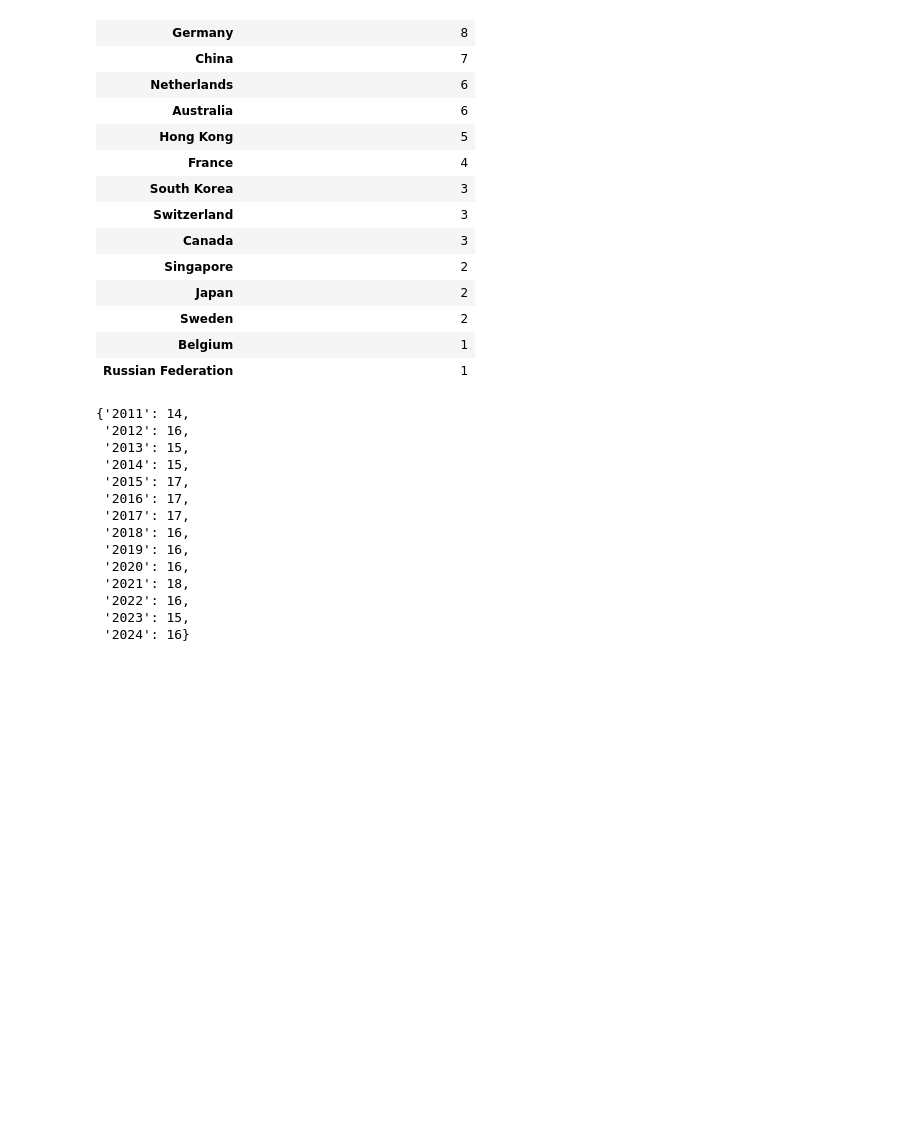
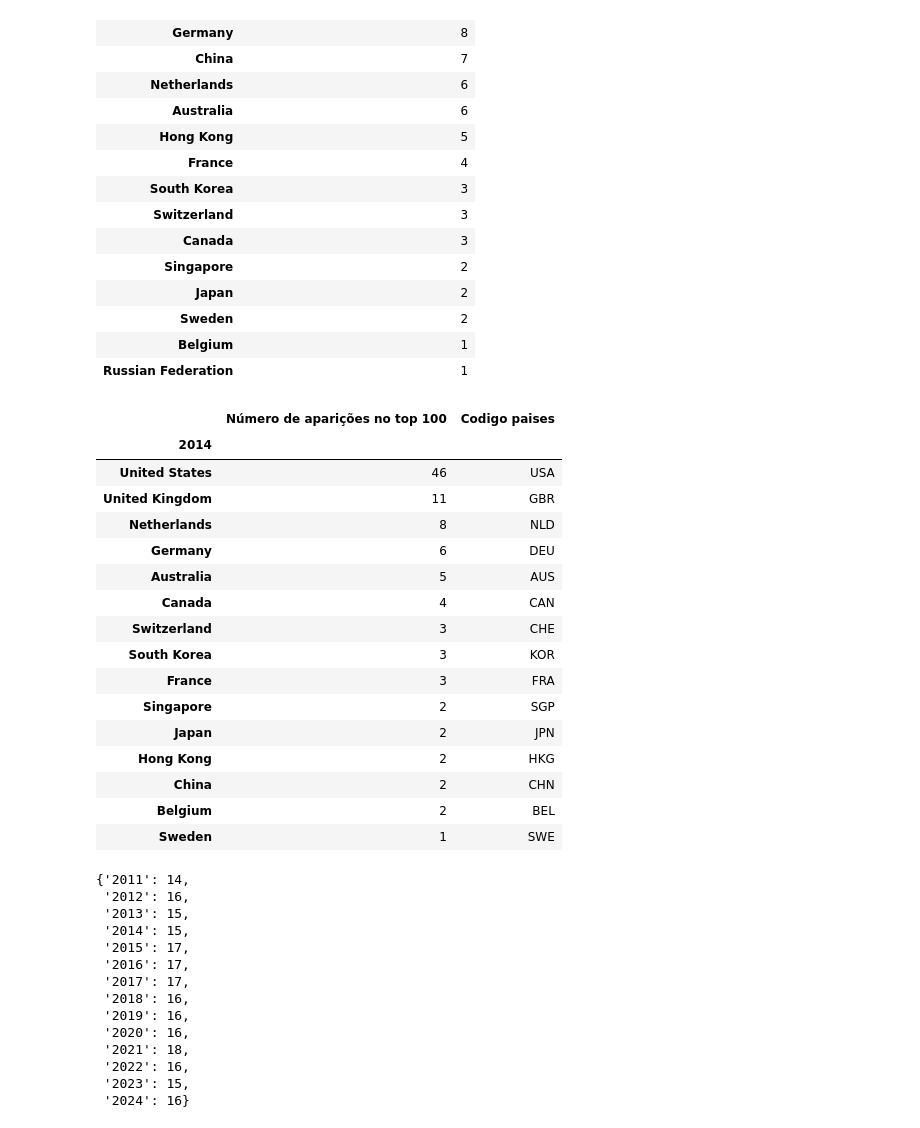
Before and after one commit to RodolfoPCruz/education_analysis, a Jupyter notebook: Times Higher Education/Times Higher Education.ipynb, the cells around one changed output. Saved outputs shown, nothing was run; the diff lists cells and outputs as text; code cells hidden in the pictures; blank space fills up the shorter version.

```diff
--- a/Times Higher Education/Times Higher Education.ipynb
+++ b/Times Higher Education/Times Higher Education.ipynb
@@ -427,3 +430,33 @@ paises_top_100['2024']
 | Sweden | 2 |
 | Belgium | 1 |
 | Russian Federation | 1 |
+# %%
+paises_top_100_2024=paises_top_100['2014']
+#Criar coluna com código dos países para possibilitar a plotagem em mapa
+codigos=[]
+for nome_pais in paises_top_100_2024.index:
+    try:
+        codigos.append(pycountry.countries.get(name=nome_pais).alpha_3)
+    except:
+        codigos.append(None)
+paises_top_100_2024['Codigo paises']=codigos
+paises_top_100_2024.loc['South Korea','Codigo paises']='KOR'
+paises_top_100_2024
+# %% [output]
+|  | Número de aparições no top 100 | Codigo paises |
+| 2014 |  |  |
+| United States | 46 | USA |
+| United Kingdom | 11 | GBR |
+| Netherlands | 8 | NLD |
+| Germany | 6 | DEU |
+| Australia | 5 | AUS |
+| Canada | 4 | CAN |
+| Switzerland | 3 | CHE |
+| South Korea | 3 | KOR |
+| France | 3 | FRA |
+| Singapore | 2 | SGP |
+| Japan | 2 | JPN |
+| Hong Kong | 2 | HKG |
+| China | 2 | CHN |
+| Belgium | 2 | BEL |
+| Sweden | 1 | SWE |
```
Also changed, not shown: parts of 3 cells of this notebook.
